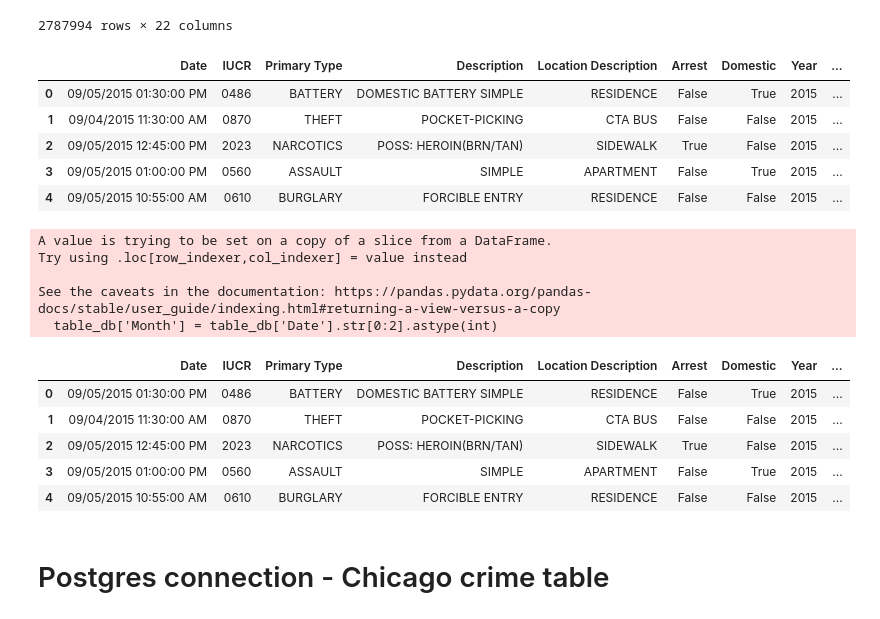
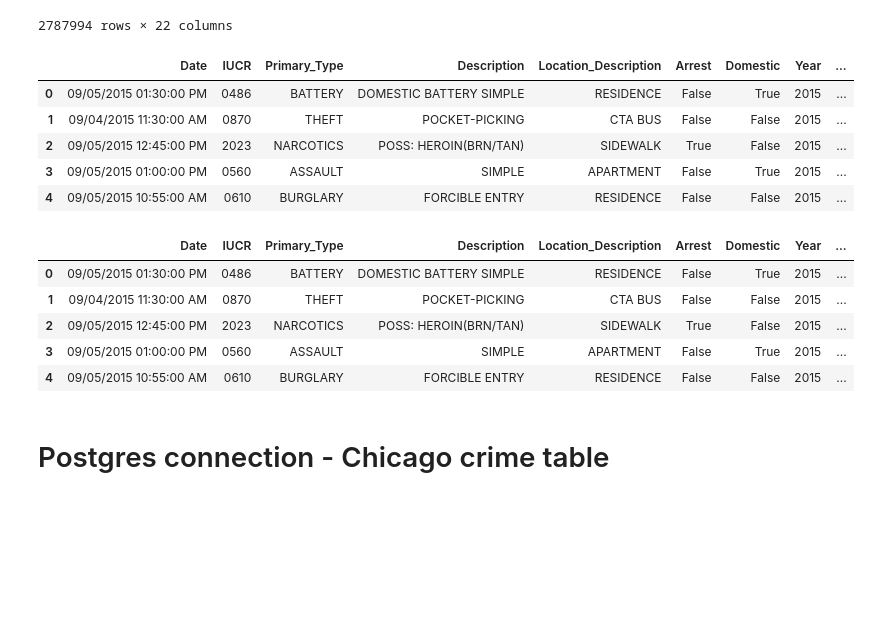
Before and after one commit to Karla-Flores/Chicago-Crime-Visualizing-Data, a Jupyter notebook: Proyect_03.ipynb, the cells around one changed output. Drawn from its saved outputs; the diff is of its cells as text; code cells hidden in the pictures; blank space fills up the shorter version.

Commit message:
Columns rename in Pandas, Sql table redefined and adding primary_type to app.py

```diff
--- a/Proyect_03.ipynb
+++ b/Proyect_03.ipynb
@@ -67,12 +67,15 @@ df
 # Groupby Primary type
 # df = table.groupby(['Primary Type']).count()['Description']
 # df
+# %%
+# Renaming columns
+table_db = df.rename(columns={'Primary Type': 'Primary_Type', 'Location Description': 'Location_Description'}, errors='raise')
 # %%
 # Dropping columns
-table_db = df[['Date', 'IUCR', 'Primary Type', 'Description', 'Location Description', 'Arrest', 'Domestic', 'Year', 'Latitude', 'Longitude']]
+table_db = table_db[['Date', 'IUCR', 'Primary_Type', 'Description', 'Location_Description', 'Arrest', 'Domestic', 'Year', 'Latitude', 'Longitude']]
 table_db.head()
 # %% [output]
-|  | Date | IUCR | Primary Type | Description | Location Description | Arrest | Domestic | Year | ... |
+|  | Date | IUCR | Primary_Type | Description | Location_Description | Arrest | Domestic | Year | ... |
 | 0 | 09/05/2015 01:30:00 PM | 0486 | BATTERY | DOMESTIC BATTERY SIMPLE | RESIDENCE | False | True | 2015 | ... |
 | 1 | 09/04/2015 11:30:00 AM | 0870 | THEFT | POCKET-PICKING | CTA BUS | False | False | 2015 | ... |
 | 2 | 09/05/2015 12:45:00 PM | 2023 | NARCOTICS | POSS: HEROIN(BRN/TAN) | SIDEWALK | True | False | 2015 | ... |
@@ -90,12 +93,7 @@ table_db['Month'] = table_db['Date'].str[0:2].astype(int)
 # table = table.drop(['Date'], axis=1)
 table_db.head()
 # %% [output]
-A value is trying to be set on a copy of a slice from a DataFrame.
-Try using .loc[row_indexer,col_indexer] = value instead
-
-See the caveats in the documentation: https://pandas.pydata.org/pandas-docs/stable/user_guide/indexing.html#returning-a-view-versus-a-copy
-  table_db['Month'] = table_db['Date'].str[0:2].astype(int)
-|  | Date | IUCR | Primary Type | Description | Location Description | Arrest | Domestic | Year | ... |
+|  | Date | IUCR | Primary_Type | Description | Location_Description | Arrest | Domestic | Year | ... |
 | 0 | 09/05/2015 01:30:00 PM | 0486 | BATTERY | DOMESTIC BATTERY SIMPLE | RESIDENCE | False | True | 2015 | ... |
 | 1 | 09/04/2015 11:30:00 AM | 0870 | THEFT | POCKET-PICKING | CTA BUS | False | False | 2015 | ... |
 | 2 | 09/05/2015 12:45:00 PM | 2023 | NARCOTICS | POSS: HEROIN(BRN/TAN) | SIDEWALK | True | False | 2015 | ... |
```
Also changed, not shown: parts of 2 cells of this notebook, 2 other files.
